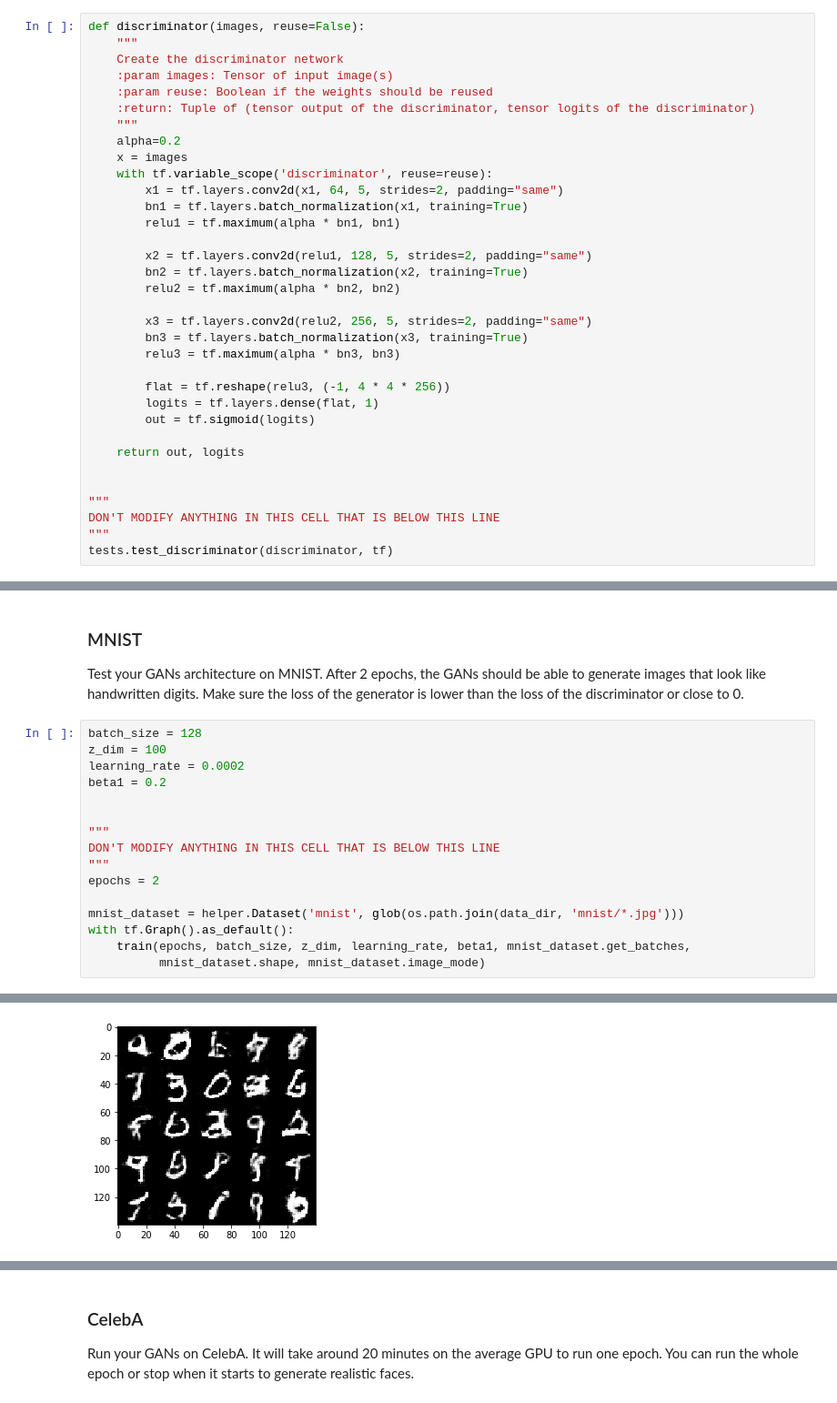
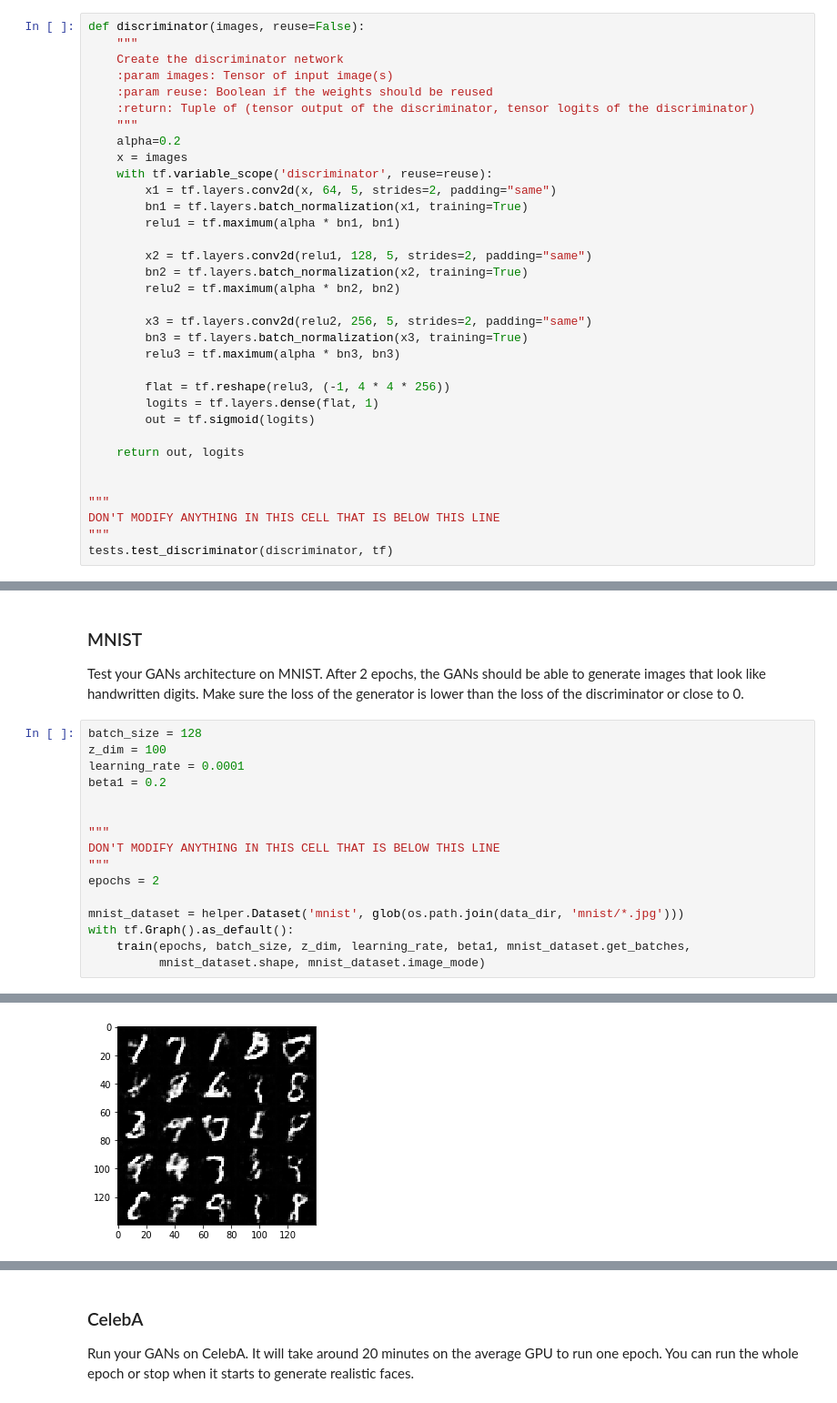
Before and after one commit to Satyaki0924/face_generation_with_generative_adversarial_network, a Jupyter notebook: dlnd_face_generation.ipynb, the cells around one changed output, grey strips where cells are left out. Shown at 91% size. Drawn from its saved outputs; the diff is of its cells as text.

```diff
--- a/dlnd_face_generation.ipynb
+++ b/dlnd_face_generation.ipynb
@@ -143,7 +143,7 @@ def discriminator(images, reuse=False):
     alpha=0.2
     x = images
     with tf.variable_scope('discriminator', reuse=reuse):
-        x1 = tf.layers.conv2d(x1, 64, 5, strides=2, padding="same")
+        x1 = tf.layers.conv2d(x, 64, 5, strides=2, padding="same")
         bn1 = tf.layers.batch_normalization(x1, training=True)
         relu1 = tf.maximum(alpha * bn1, bn1)
 
@@ -358,7 +358,7 @@ Test your GANs architecture on MNIST.  After 2 epochs, the GANs should be able t
 # %%
 batch_size = 128
 z_dim = 100
-learning_rate = 0.0002
+learning_rate = 0.0001
 beta1 = 0.2
 
 
@@ -386 +386 @@ Epoch 2/2 Step 800... Discriminator Loss: 1.3710... Generator Loss: 1.0073
-[figure, old version]
+[figure, new version]
```
Also changed, not shown: parts of 2 cells of this notebook, 1 other file.
